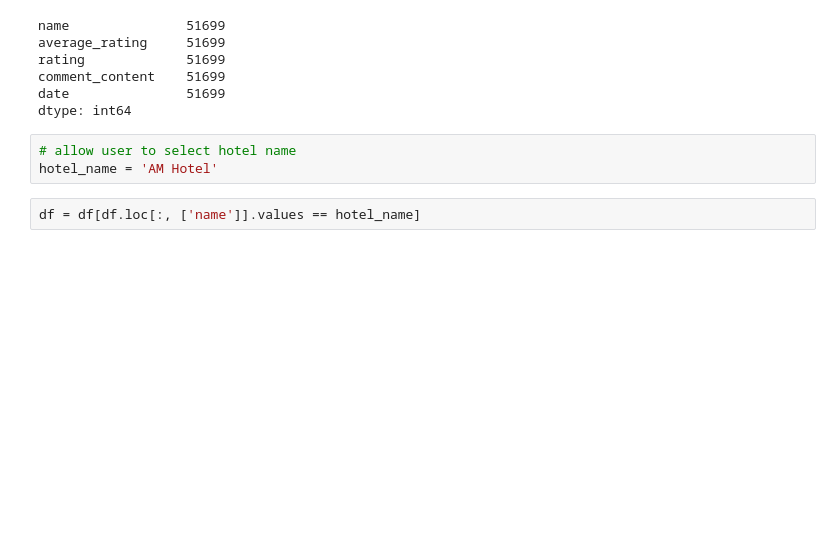
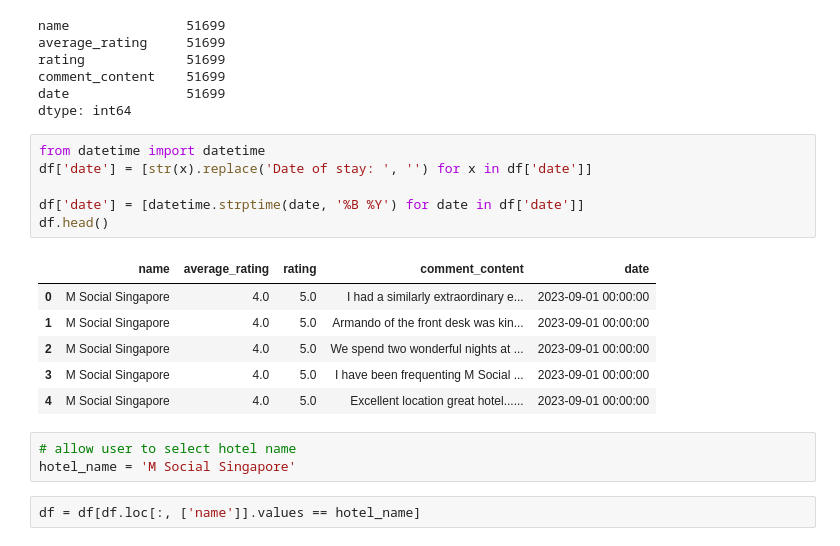
Before and after one commit to Odys6x/Python-DataAnalysis, a Jupyter notebook: python_project/notebooks/SA_vader.ipynb, the cells around one changed output. Drawn from its saved outputs; the diff is of its cells as text; blank space fills up the shorter version.

```diff
--- a/python_project/notebooks/SA_vader.ipynb
+++ b/python_project/notebooks/SA_vader.ipynb
@@ -51,9 +51,22 @@ rating             51699
 comment_content    51699
 date               51699
 dtype: int64
+# %%
+from datetime import datetime
+df['date'] = [str(x).replace('Date of stay: ', '') for x in df['date']]
+
+df['date'] = [datetime.strptime(date, '%B %Y') for date in df['date']]
+df.head()
+# %% [output]
+|  | name | average_rating | rating | comment_content | date |
+| 0 | M Social Singapore | 4.0 | 5.0 | I had a similarly extraordinary e... | 2023-09-01 00:00:00 |
+| 1 | M Social Singapore | 4.0 | 5.0 | Armando of the front desk was kin... | 2023-09-01 00:00:00 |
+| 2 | M Social Singapore | 4.0 | 5.0 | We spend two wonderful nights at ... | 2023-09-01 00:00:00 |
+| 3 | M Social Singapore | 4.0 | 5.0 | I have been frequenting M Social ... | 2023-09-01 00:00:00 |
+| 4 | M Social Singapore | 4.0 | 5.0 | Excellent location great hotel...... | 2023-09-01 00:00:00 |
 # %%
 # allow user to select hotel name
-hotel_name = 'AM Hotel'
+hotel_name = 'M Social Singapore'
 # %%
 df = df[df.loc[:, ['name']].values == hotel_name]
 # %%
```
Also changed, not shown: parts of 13 cells of this notebook, 2 other files.
